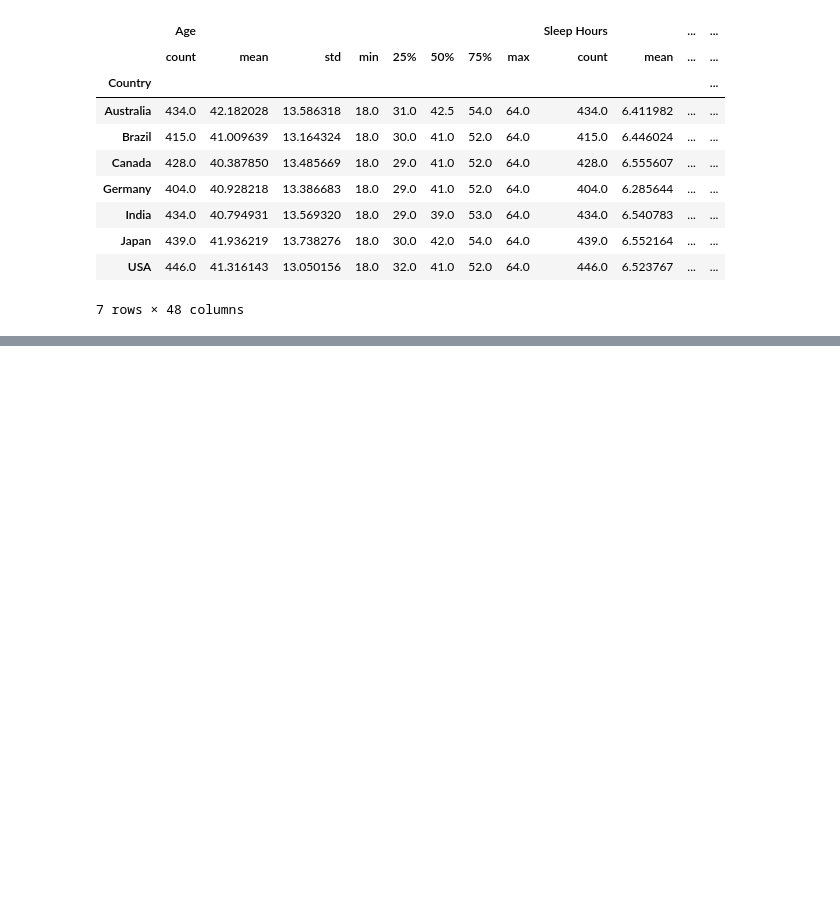
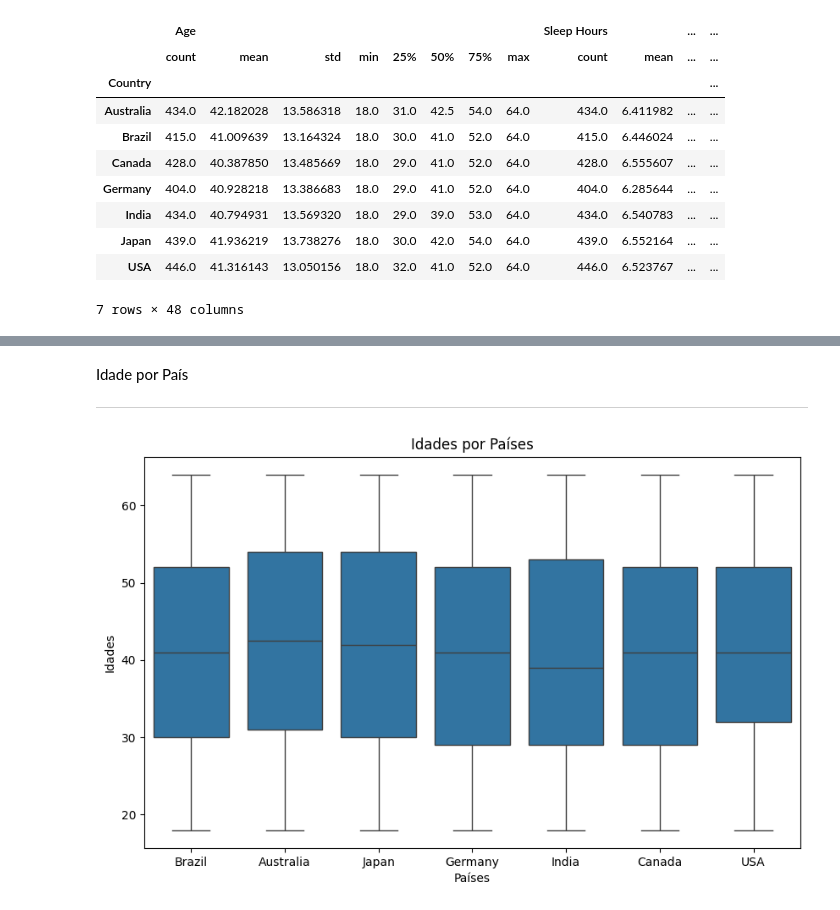
Before and after one commit to hugocfrias/hugocfrias-MVP, a Jupyter notebook: Untitled5.ipynb, the cells around one changed output, grey strips where cells are left out. Saved outputs shown, nothing was run; the diff lists cells and outputs as text; code cells hidden in the pictures; blank space fills up the shorter version.

```diff
--- a/Untitled5.ipynb
+++ b/Untitled5.ipynb
@@ -222,0 +237,14 @@ sleep_cycle.groupby('Country').describe()
+# %% [markdown]
+Idade por País
+
+---
+# %%
+# Boxplot do comprimento da pétala por espécie
+plt.figure(figsize=(10, 6))
+sns.boxplot(x='Country', y='Age', data=sleep_cycle)
+plt.title('Idades por Países')
+plt.xlabel('Países')
+plt.ylabel('Idades')
+plt.show()
+# %% [output]
+[figure, added]
```
Also changed, not shown: parts of 3 cells of this notebook.
